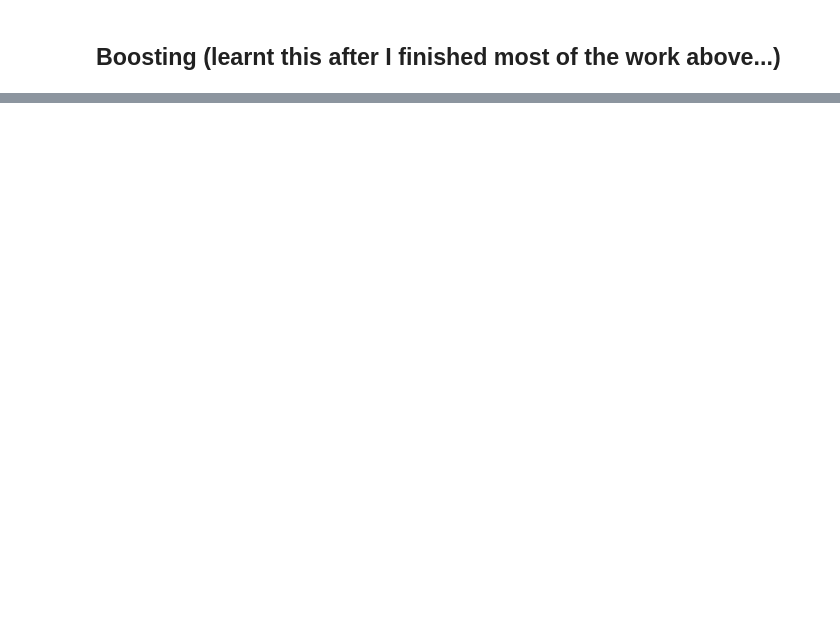
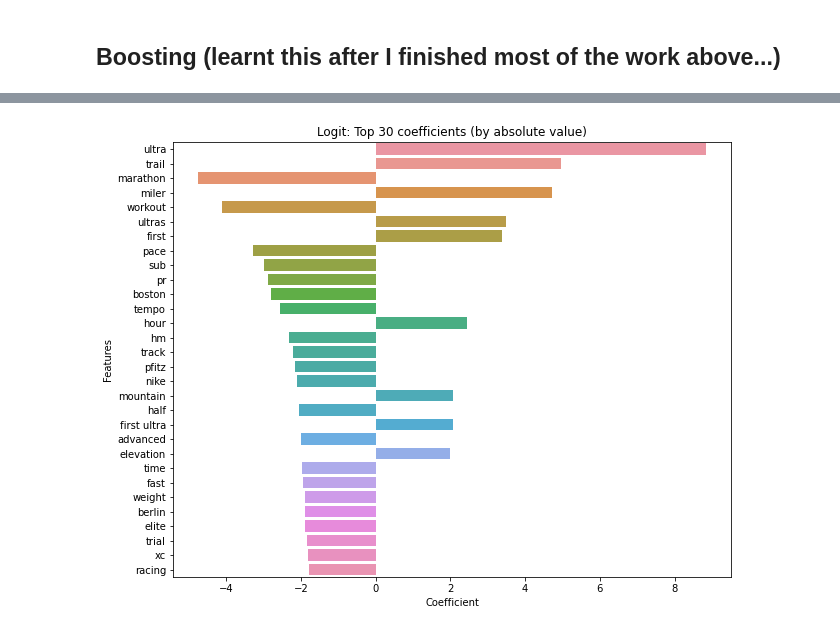
Before and after one commit to ngwtl/DSI-SG-24-projects, a Jupyter notebook: project_3/code/ethan-project-3-code.ipynb, the cells around one changed output, grey strips where cells are left out. Cells and saved outputs as stored; diff of their text form; code cells hidden in the pictures; blank space fills up the shorter version.

```diff
--- a/project_3/code/ethan-project-3-code.ipynb
+++ b/project_3/code/ethan-project-3-code.ipynb
@@ -2659,0 +2756,11 @@ This seems to imply that more complicated or more in-vogue models do not necessa
+# %%
+# Plot 20 largest absolute coefficients from Logit
+df_coef['abs'] = abs(df_coef['Coefficient'])
+plt.figure(figsize=(10,8))
+ax = sns.barplot(x = 'Coefficient', y = 'Features',
+                 data = df_coef.sort_values('abs', ascending = False).head(30))
+ax.set_title(f"Logit: Top 30 coefficients (by absolute value)")
+ax.set_xlabel("Coefficient")
+ax.set_ylabel("Features");
+# %% [output]
+[figure, added]
```
Also changed, not shown: parts of 94 cells of this notebook, 4 other files.
